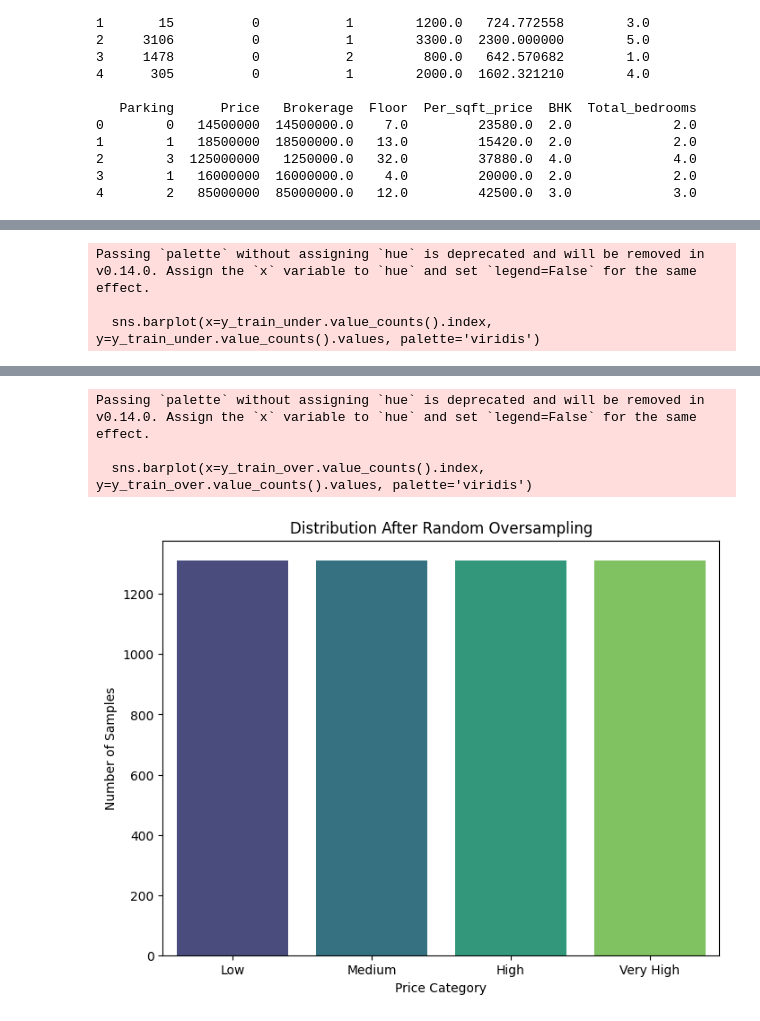
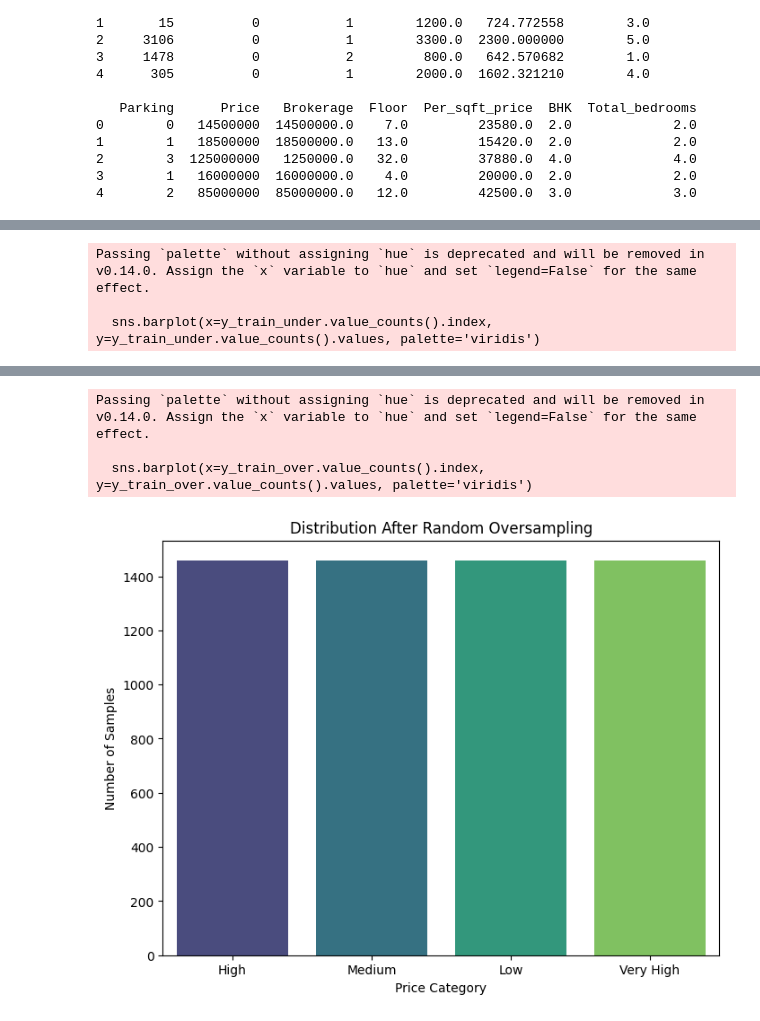
Before and after one commit to Vikranth3140/CSE643-AI, a Jupyter notebook: A4/Q2/code.ipynb, the cells around one changed output, grey strips where cells are left out. Cells and saved outputs as stored; diff of their text form; code cells hidden in the pictures.

```diff
--- a/A4/Q2/code.ipynb
+++ b/A4/Q2/code.ipynb
@@ -86,15 +108,19 @@ if 'Price' in correlation_matrix.columns:
     print(weak_correlation_columns)
 
     train_data = train_data.drop(columns=weak_correlation_columns)
+    test_data = test_data.drop(columns=weak_correlation_columns)
 
     for column in weak_correlation_columns:
         print(f"Column '{column}' was dropped due to weak correlation ({target_correlation[column]:.2f}) with 'Price'.")
 else:
     print("Target variable 'Price' is not found in the correlation matrix.")
 
-dropped_cols_data_path = "dropped_cols_train_data.csv"
-train_data.to_csv(dropped_cols_data_path, index=False)
-print(f"\nProcessed train data saved to: {dropped_cols_data_path}")
+dropped_cols_data_path_train = "dropped_cols_train_data.csv"
+dropped_cols_data_path_test = "dropped_cols_test_data.csv"
+train_data.to_csv(dropped_cols_data_path_train, index=False)
+test_data.to_csv(dropped_cols_data_path_test, index=False)
+print(f"\nProcessed train data saved to: {dropped_cols_data_path_train}")
+print(f"\nProcessed test data saved to: {dropped_cols_data_path_test}")
 
 plt.figure(figsize=(10, 8))
 sns.heatmap(correlation_matrix, annot=True, cmap='coolwarm', fmt=".2f")
@@ -131,6 +157,7 @@ label_encoder = LabelEncoder()
 
 for col in categorical_columns:
     train_data[col] = label_encoder.fit_transform(train_data[col])
+    test_data[col] = label_encoder.fit_transform(test_data[col])
     print(f"Column '{col}' encoded with Label Encoding.")
 
 print("\nTransformed Dataset (with Encoded Categorical Columns):")
@@ -226,16 +269,17 @@ plt.savefig(output_path, bbox_inches='tight')
 plt.show()
 
 def categorize_price(price):
-    if price < train_data['Price'].quantile(0.25):
+    if price < 10000000:
         return 'Low'
-    elif price < train_data['Price'].quantile(0.5):
+    elif 10000000 <= price < 20000000:
         return 'Medium'
-    elif price < train_data['Price'].quantile(0.75):
+    elif 20000000 <= price < 40000000:
         return 'High'
     else:
         return 'Very High'
 
 train_data['Price_Category'] = train_data['Price'].apply(categorize_price)
+test_data['Price_Category'] = test_data['Price'].apply(categorize_price)
 
 print(train_data[['Price', 'Price_Category']].head())
 
@@ -321,6 +365,65 @@ plt.ylabel('Number of Samples')
 output_path = "Plots/oversampling_price_category_distribution.png"
 plt.savefig(output_path, bbox_inches='tight')
 plt.show()
+
+
+
+
+
+
+
+
+
+
+
+
+X = test_data.drop(columns=['Price_Category'])
+y = test_data['Price_Category']
+
+X_train, X_test, y_train, y_test = train_test_split(X, y, test_size=0.2, random_state=42, stratify=y)
+
+print("Original Training Set Distribution:")
+print(y_train.value_counts())
+
+# Apply undersampling
+undersampler = RandomUnderSampler(random_state=42)
+X_train_under, y_train_under = undersampler.fit_resample(X_train, y_train)
+
+undersampled_data = pd.concat([X_train_under, y_train_under], axis=1)
+undersampled_data.to_csv('undersampled_data.csv', index=False)
+
+print("\nDistribution After Random Undersampling:")
+print(y_train_under.value_counts())
+
+# Apply oversampling
+oversampler = RandomOverSampler(random_state=42)
+X_train_over, y_train_over = oversampler.fit_resample(X_train, y_train)
+
+oversampled_data = pd.concat([X_train_over, y_train_over], axis=1)
+oversampled_data.to_csv('oversampled_data.csv', index=False)
+
+print("\nDistribution After Random Oversampling:")
+print(y_train_over.value_counts())
+
+plt.figure(figsize=(8, 6))
+sns.barplot(x=y_train_under.value_counts().index, y=y_train_under.value_counts().values, palette='viridis')
+plt.title('Distribution After Random Undersampling')
+plt.xlabel('Price Category')
+plt.ylabel('Number of Samples')
+
+output_path = "Plots/undersampling_price_category_distribution.png"
+plt.savefig(output_path, bbox_inches='tight')
+plt.show()
+
+plt.figure(figsize=(8, 6))
+sns.barplot(x=y_train_over.value_counts().index, y=y_train_over.value_counts().values, palette='viridis')
+plt.title('Distribution After Random Oversampling')
+plt.xlabel('Price Category')
+plt.ylabel('Number of Samples')
+
+output_path = "Plots/oversampling_price_category_distribution.png"
+plt.savefig(output_path, bbox_inches='tight')
+plt.show()
 # %% [output]
 Original Training Set Distribution:
 Price_Category
@@ -346,4 +449,4 @@ Passing `palette` without assigning `hue` is deprecated and will be removed in v
 Passing `palette` without assigning `hue` is deprecated and will be removed in v0.14.0. Assign the `x` variable to `hue` and set `legend=False` for the same effect.
 
   sns.barplot(x=y_train_over.value_counts().index, y=y_train_over.value_counts().values, palette='viridis')
-[figure, old version]
+[figure, new version]
```
Also changed, not shown: parts of 8 cells of this notebook, 14 other files.
